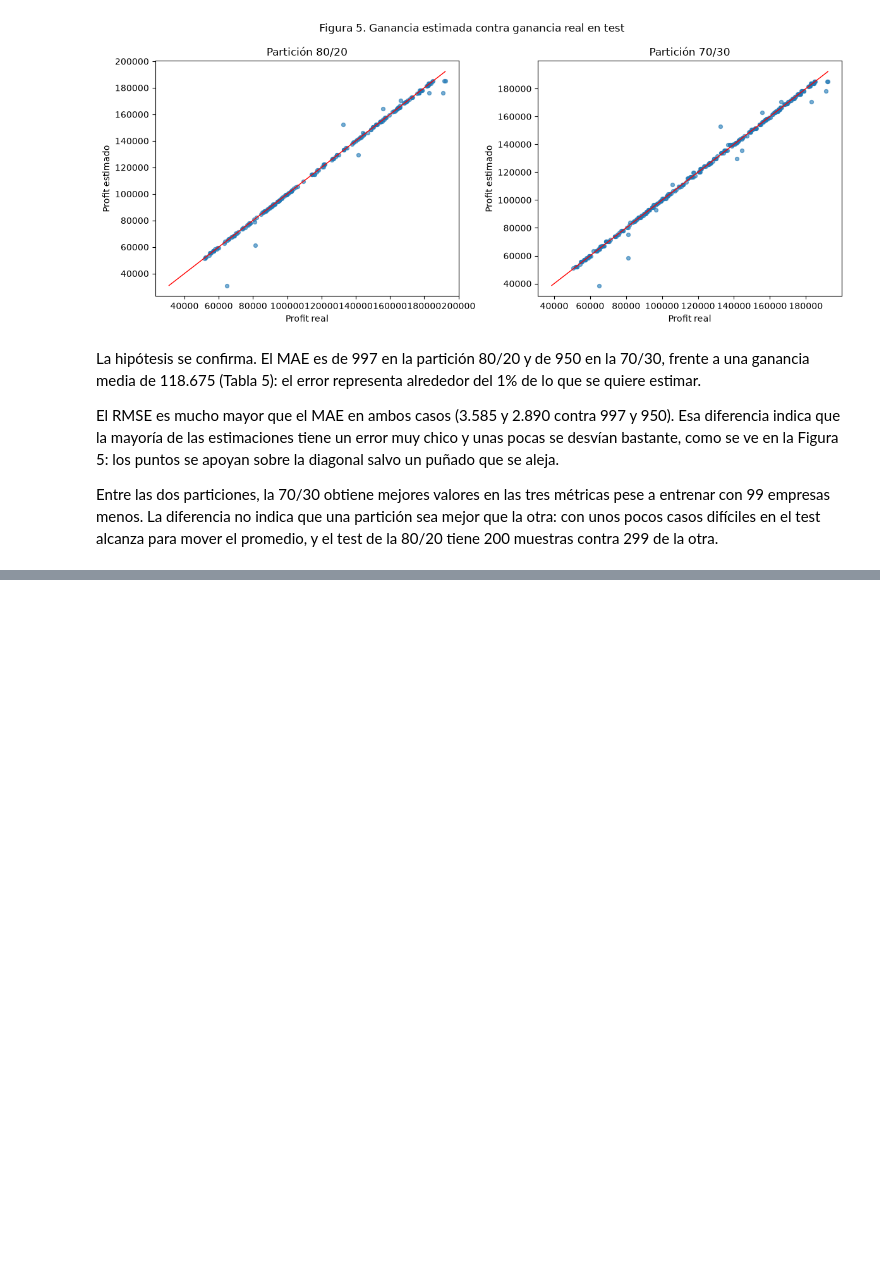
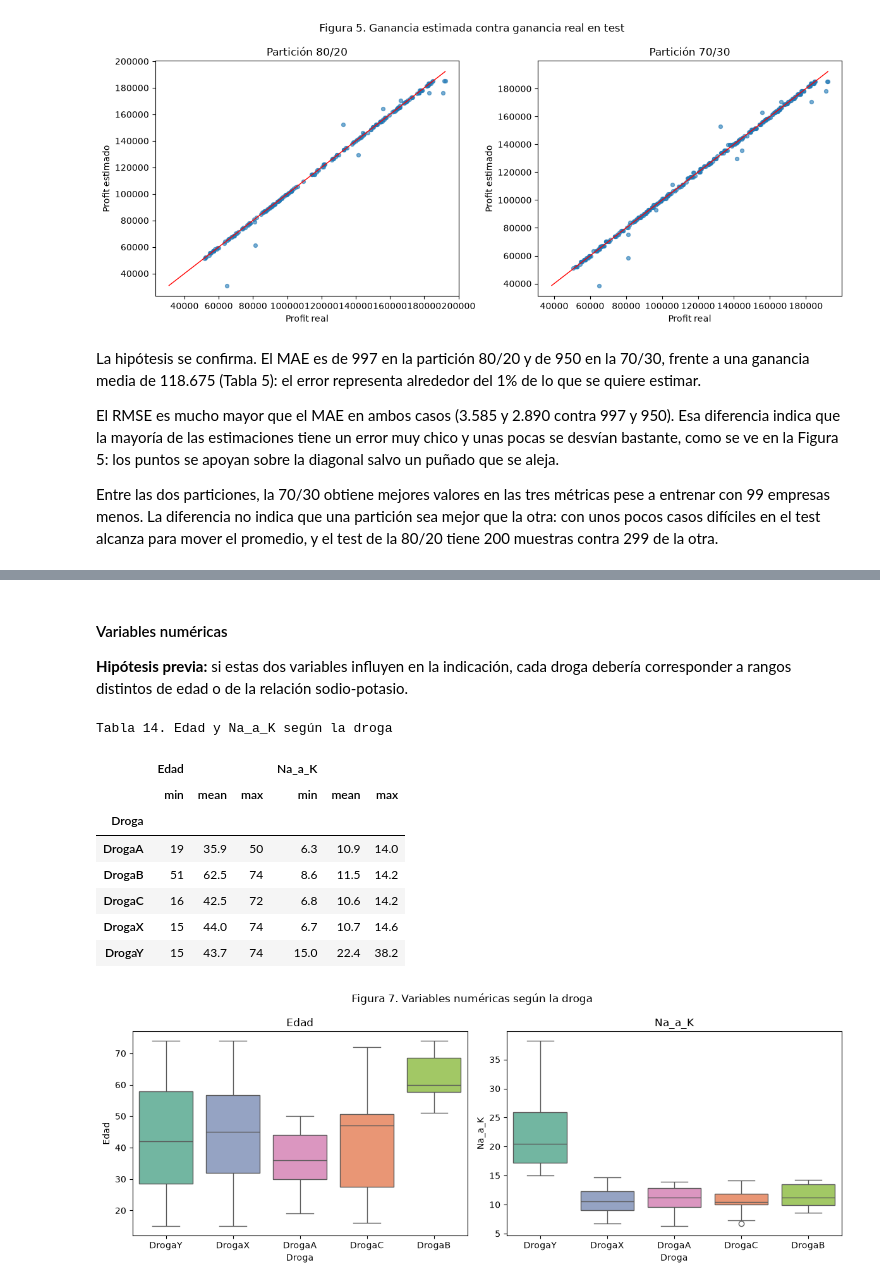
Before and after one commit to frankoespa/tuia-mineria-de-datos, a Jupyter notebook: tp2/tp2_mineria_renna_esparza.ipynb, the cells around one changed output, grey strips where cells are left out. Saved outputs shown, nothing was run; the diff lists cells and outputs as text; code cells hidden in the pictures; blank space fills up the shorter version.

```diff
--- a/tp2/tp2_mineria_renna_esparza.ipynb
+++ b/tp2/tp2_mineria_renna_esparza.ipynb
@@ -452,0 +549,31 @@ Entre las dos particiones, la 70/30 obtiene mejores valores en las tres métrica
+# %% [markdown]
+#### Variables numéricas
+
+**Hipótesis previa:** si estas dos variables influyen en la indicación, cada droga debería corresponder a rangos distintos de edad o de la relación sodio-potasio.
+# %%
+resumen_num = pacientes.groupby("Droga")[["Edad", "Na_a_K"]].agg(["min", "mean", "max"]).round(1)
+
+print("Tabla 14. Edad y Na_a_K según la droga")
+display(resumen_num)
+
+fig, axes = plt.subplots(nrows=1, ncols=2, figsize=(12, 4.5))
+
+for ax, columna in zip(axes, ["Edad", "Na_a_K"]):
+    sns.boxplot(data=pacientes, x="Droga", y=columna, order=orden_drogas,
+                hue="Droga", palette="Set2", legend=False, ax=ax)
+    ax.set_title(columna)
+
+plt.suptitle("Figura 7. Variables numéricas según la droga")
+plt.tight_layout()
+plt.show()
+# %% [output]
+Tabla 14. Edad y Na_a_K según la droga
+|  | Edad |  |  | Na_a_K |  |  |
+|  | min | mean | max | min | mean | max |
+| Droga |  |  |  |  |  |  |
+| DrogaA | 19 | 35.9 | 50 | 6.3 | 10.9 | 14.0 |
+| DrogaB | 51 | 62.5 | 74 | 8.6 | 11.5 | 14.2 |
+| DrogaC | 16 | 42.5 | 72 | 6.8 | 10.6 | 14.2 |
+| DrogaX | 15 | 44.0 | 74 | 6.7 | 10.7 | 14.6 |
+| DrogaY | 15 | 43.7 | 74 | 15.0 | 22.4 | 38.2 |
+[figure, added]
```
Also changed, not shown: parts of 19 cells of this notebook, 1 other file.
